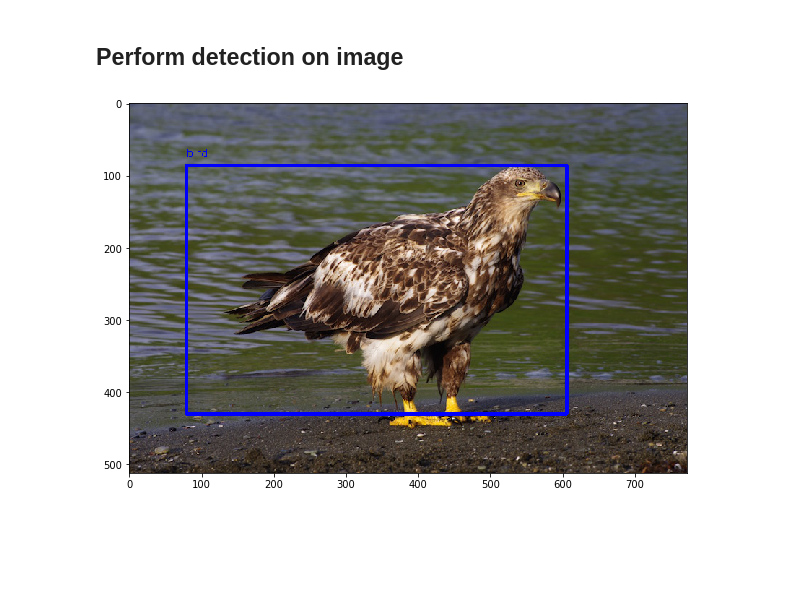
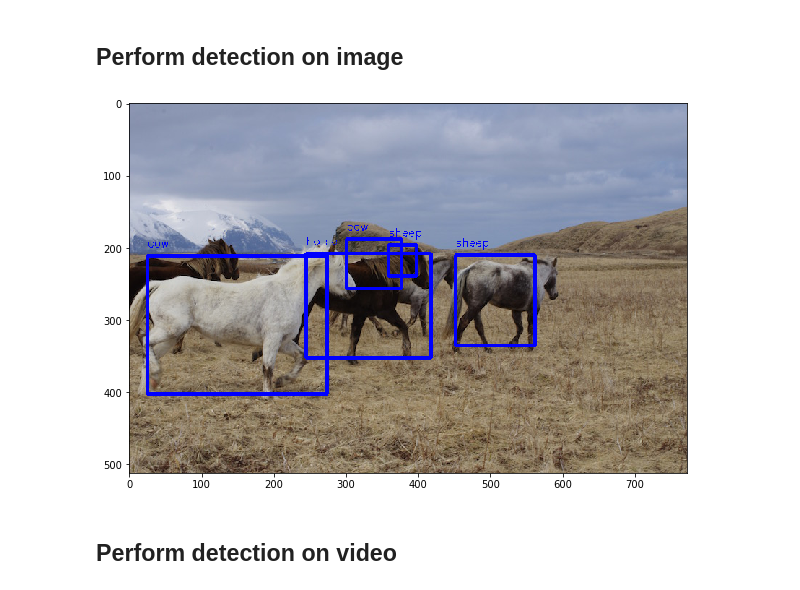
Before and after one commit to experiencor/keras-yolo2, a Jupyter notebook: Basic Yolo Keras.ipynb, the cells around one changed output. Cells and saved outputs as stored; diff of their text form; code cells hidden in the pictures; blank space fills up the shorter version.

```diff
--- a/Basic Yolo Keras.ipynb
+++ b/Basic Yolo Keras.ipynb
@@ -37,11 +34,9 @@ img_dir = '/home/husky/data/pascal/VOCdevkit/VOC2012/JPEGImages/'
 # %%
 execfile('utils.py')
 
-os.environ["CUDA_DEVICE_ORDER"]="PCI_BUS_ID"
-os.environ["CUDA_VISIBLE_DEVICES"]="1"
-%matplotlib inline
+LABELS = ['aeroplane', 'bicycle', 'bird', 'boat', 'bottle', 'bus', 'car', 'cat', 'chair', 'cow', 'diningtable', 'dog', 'horse', 'motorbike', 'person', 'pottedplant', 'sheep', 'sofa', 'train', 'tvmonitor']
+COLORS = [(43,206,72),(255,204,153),(128,128,128),(148,255,181),(143,124,0),(157,204,0),(194,0,136),(0,51,128),(255,164,5),(255,168,187),(66,102,0),(255,0,16),(94,241,242),(0,153,143),(224,255,102),(116,10,255),(153,0,0),(255,255,128),(255,255,0),(255,80,5)]
 
-LABELS = ['aeroplane', 'bicycle', 'bird', 'boat', 'bottle', 'bus', 'car', 'cat', 'chair', 'cow', 'diningtable', 'dog', 'horse', 'motorbike', 'person', 'pottedplant', 'sheep', 'sofa', 'train', 'tvmonitor']
 NORM_H, NORM_W = 416, 416
 GRID_H, GRID_W = 13 , 13
 BATCH_SIZE = 8
@@ -50,8 +45,5 @@ CLASS = 20
 THRESHOLD = 0.2
 ANCHORS = '1.08,1.19,  3.42,4.41,  6.63,11.38,  9.42,5.11,  16.62,10.52'
 ANCHORS = [float(ANCHORS.strip()) for ANCHORS in ANCHORS.split(',')]
-SCALE_NOOB, SCALE_CONF, SCALE_COOR, SCALE_PROB = 1.0, 5.0, 1.0, 1.0
+SCALE_NOOB, SCALE_CONF, SCALE_COOR, SCALE_PROB = 0.5, 5.0, 5.0, 1.0
 weight_reader = WeightReader(wt_path)
-
-from tensorflow.python.client import device_lib
-print device_lib.list_local_devices()
@@ -283,11 +279,3 @@ layer.set_weights([np.random.normal(size=weights[0].shape)/(GRID_H*GRID_W), np.r
 # %%
-early_stop = EarlyStopping(monitor='loss', min_delta=0.01, patience=5, mode='min', verbose=1)
+early_stop = EarlyStopping(monitor='loss', min_delta=0.001, patience=3, mode='min', verbose=1)
 checkpoint = ModelCheckpoint('weights.hdf5', monitor='loss', verbose=1, save_best_only=True, mode='min', period=1)
-
-model.compile(loss=custom_loss, optimizer='adagrad')
-model.fit_generator(data_gen(all_img, BATCH_SIZE),
-                    16,
-                    1,
-                    verbose=2,
-                    callbacks=[early_stop, checkpoint],
-                    max_q_size=3)
@@ -298,0 +282,13 @@ Epoch 00000: loss improved from inf to 27507.91980, saving model to weights.hdf5
+# %%
+tb_counter  = max([int(num) for num in os.listdir('../logs/')]) + 1
+tensorboard = TensorBoard(log_dir='../logs/' + str(tb_counter), histogram_freq=0, write_graph=True, write_images=False)
+
+sgd = SGD(lr=0.00001, decay=0.0005, momentum=0.9)
+
+model.compile(loss=custom_loss, optimizer=sgd)#'adagrad')
+model.fit_generator(data_gen(all_img, BATCH_SIZE),
+                    int(len(all_img)/BATCH_SIZE),
+                    epochs = 100,
+                    verbose = 2,
+                    callbacks = [early_stop, checkpoint, tensorboard],
+                    max_q_size = 3)
@@ -301,19 +316,21 @@ Epoch 00000: loss improved from inf to 27507.91980, saving model to weights.hdf5
 # %%
 model.load_weights("weights.hdf5")
 # %%
-image = cv2.imread('eagle.jpg')
+image = cv2.imread('images/horses.jpg')
 
 plt.figure(figsize=(10,10))
 
 input_image = cv2.resize(image, (416, 416))
 input_image = input_image / 255.
 input_image = input_image[:,:,::-1]
 input_image = np.expand_dims(input_image, 0)
 
 netout = model.predict(input_image)
 
 #print netout
 image = interp_netout(image, netout[0])
 plt.imshow(image[:,:,::-1]); plt.show()
 # %% [output]
-[figure, old version]
+[figure, new version]
+# %% [markdown]
+## Perform detection on video
```
Also changed, not shown: parts of 15 cells of this notebook, 16 other files.
